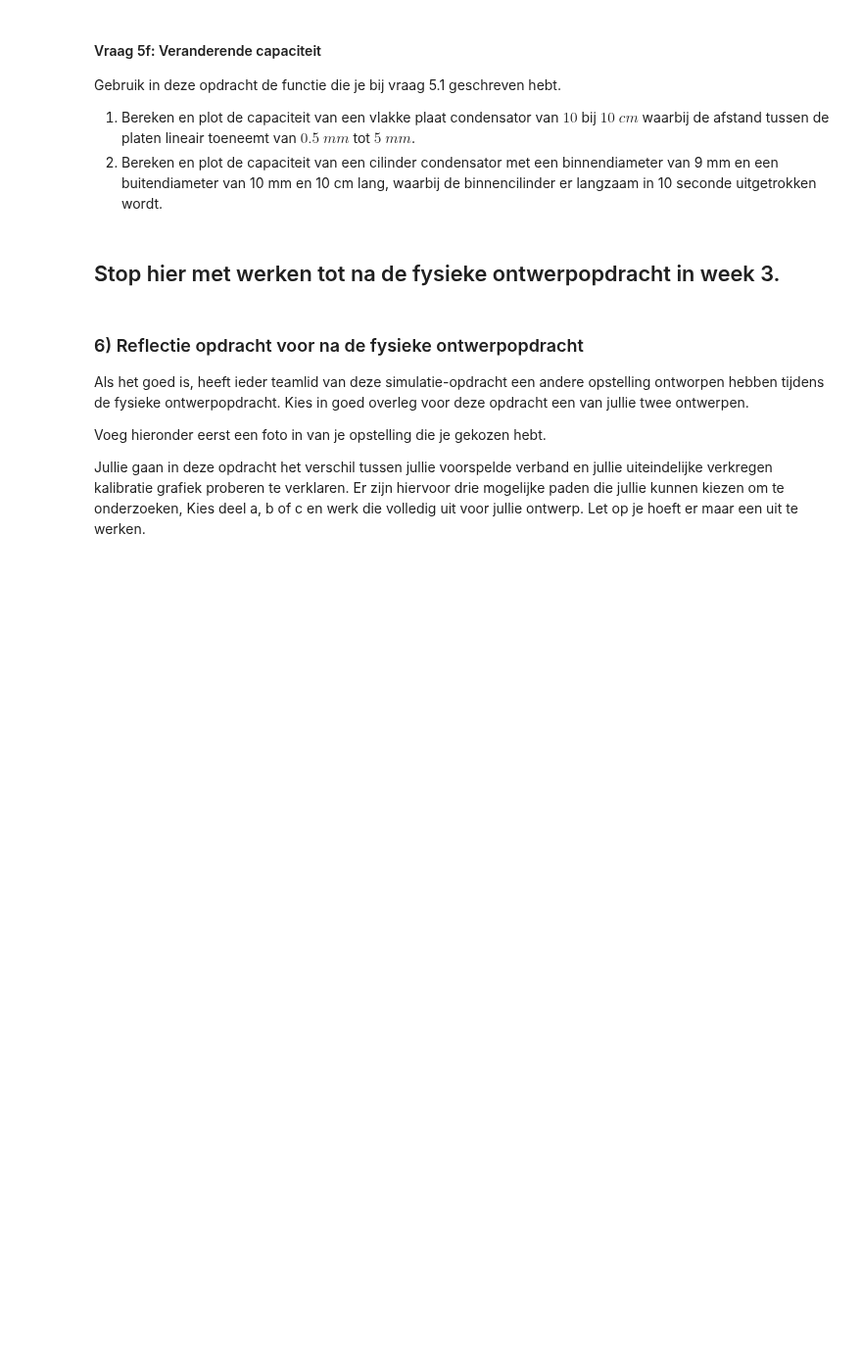
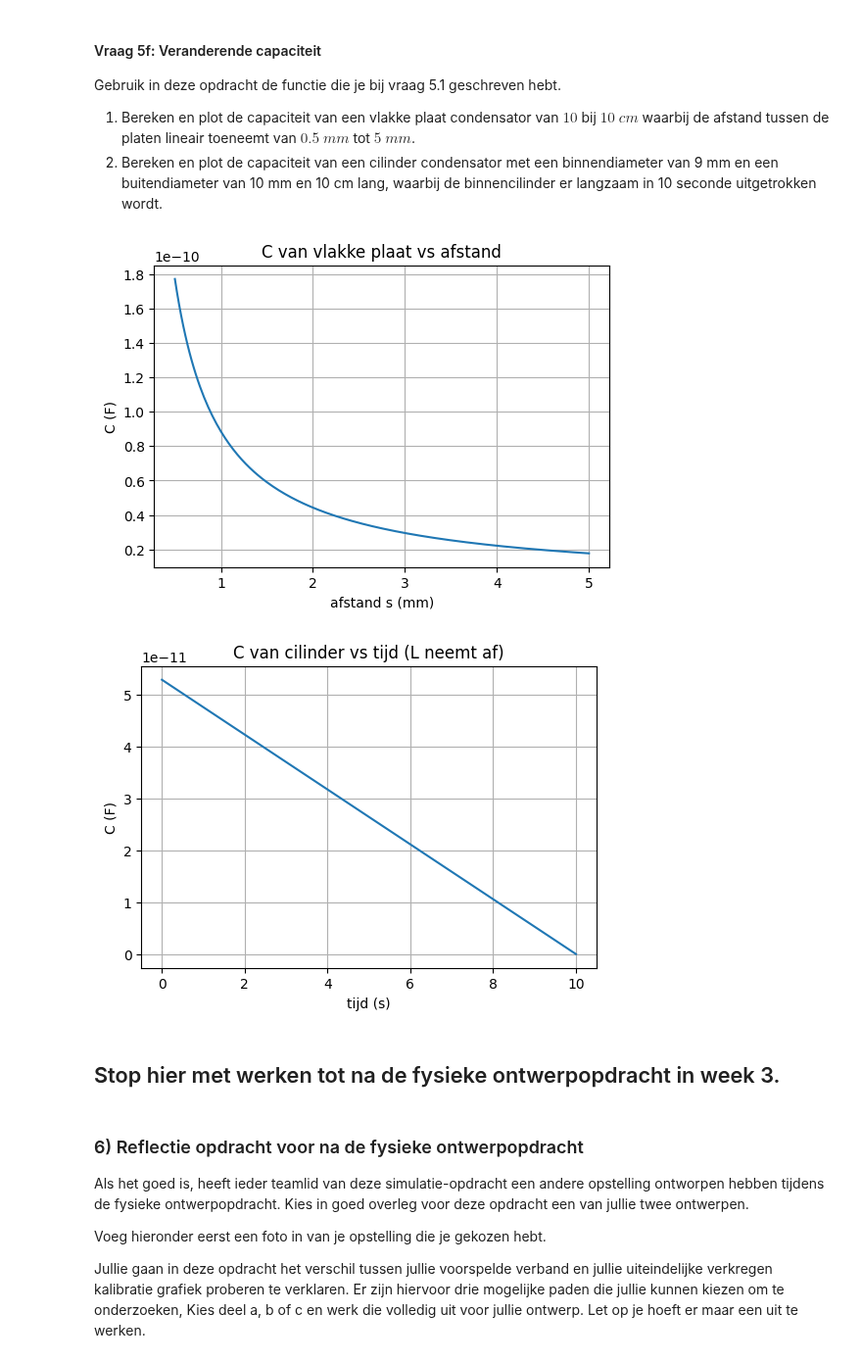
Before and after one commit to SebasvandenAkker/opdrachten-DEF-D, a Jupyter notebook: DigitaleOntwerpopdrachten/1CondensatorOpdracht/CondensatorOntwerpopdracht.ipynb, the cells around one changed output. Shown at 98% size. Drawn from its saved outputs; the diff is of its cells as text; code cells hidden in the pictures; blank space fills up the shorter version.

```diff
--- a/DigitaleOntwerpopdrachten/1CondensatorOpdracht/CondensatorOntwerpopdracht.ipynb
+++ b/DigitaleOntwerpopdrachten/1CondensatorOpdracht/CondensatorOntwerpopdracht.ipynb
@@ -642,13 +771,13 @@ In deze vraag zullen we kijken naar de ideale vlakke plaat condensator. Als de a
 3. Vind de formule voor de capaciteit van een cilinder condensator onder de aanname dat de afstand tussen de binnen en buiten wand klein is.
 4. Schrijf een python functie die de relevante parameters als input neemt en de capaciteit van een cilinder condensator als output heeft.
 # %%
-def vlakkeplaat(relevante_parameters):
-    C = None
-    return C
+def vlakkeplaat(A, s, eps_r=1.0):
+    # C = eps0 * eps_r * A / s
+    return epsilon0 * eps_r * A / s
 
-def cilinder(relevante_parameters):
-    C = None
-    return  C
+def cilinder(a, b, L, eps_r=1.0):
+    # coaxiale condensator: C = 2*pi*eps0*eps_r*L / ln(b/a)
+    return 2 * np.pi * epsilon0 * eps_r * L / np.log(b / a)
 # %% [markdown]
 #### Vraag 5b: Capaciteit van enkele simpele condensatoren
 
@@ -722,9 +966,38 @@ Gebruik in deze opdracht de functie die je bij vraag 5.1 geschreven hebt.
 1. Bereken en plot de capaciteit van een vlakke plaat condensator van $10$ bij $10$ $cm$ waarbij de afstand tussen de platen lineair toeneemt van $0.5$ $mm$ tot $5$ $mm$.
 2. Bereken en plot de capaciteit van een cilinder condensator met een binnendiameter van 9 mm en een buitendiameter van 10 mm en 10 cm lang, waarbij de binnencilinder er langzaam in 10 seconde uitgetrokken wordt.
 # %%
-###
-###Jouw code hier###
-###
+# 1) vlakke plaat 10x10 cm, s van 0.5mm tot 5mm
+A = 0.10 * 0.10
+s_vals = np.linspace(0.5e-3, 5e-3, 200)
+C_vals = vlakkeplaat(A, s_vals, eps_r=1.0)
+
+plt.figure(figsize=(6,4))
+plt.plot(s_vals*1e3, C_vals)
+plt.xlabel("afstand s (mm)")
+plt.ylabel("C (F)")
+plt.title("C van vlakke plaat vs afstand")
+plt.grid(True)
+plt.show()
+
+# 2) cilinder, L neemt af van 10 cm naar 0 in 10 s
+t = np.linspace(0, 10, 200)
+L0 = 0.10
+L_t = L0 * (1 - t/10)  # lineair naar 0
+
+a = 9e-3 / 2
+b = 10e-3 / 2
+C_t = cilinder(a, b, L_t, eps_r=1.0)
+
+plt.figure(figsize=(6,4))
+plt.plot(t, C_t)
+plt.xlabel("tijd (s)")
+plt.ylabel("C (F)")
+plt.title("C van cilinder vs tijd (L neemt af)")
+plt.grid(True)
+plt.show()
+# %% [output]
+[figure, added]
+[figure, added]
 # %% [markdown]
 ## Stop hier met werken tot na de fysieke ontwerpopdracht in week 3.
 # %% [markdown]
```
Also changed, not shown: parts of 18 cells of this notebook, 2 other files.
